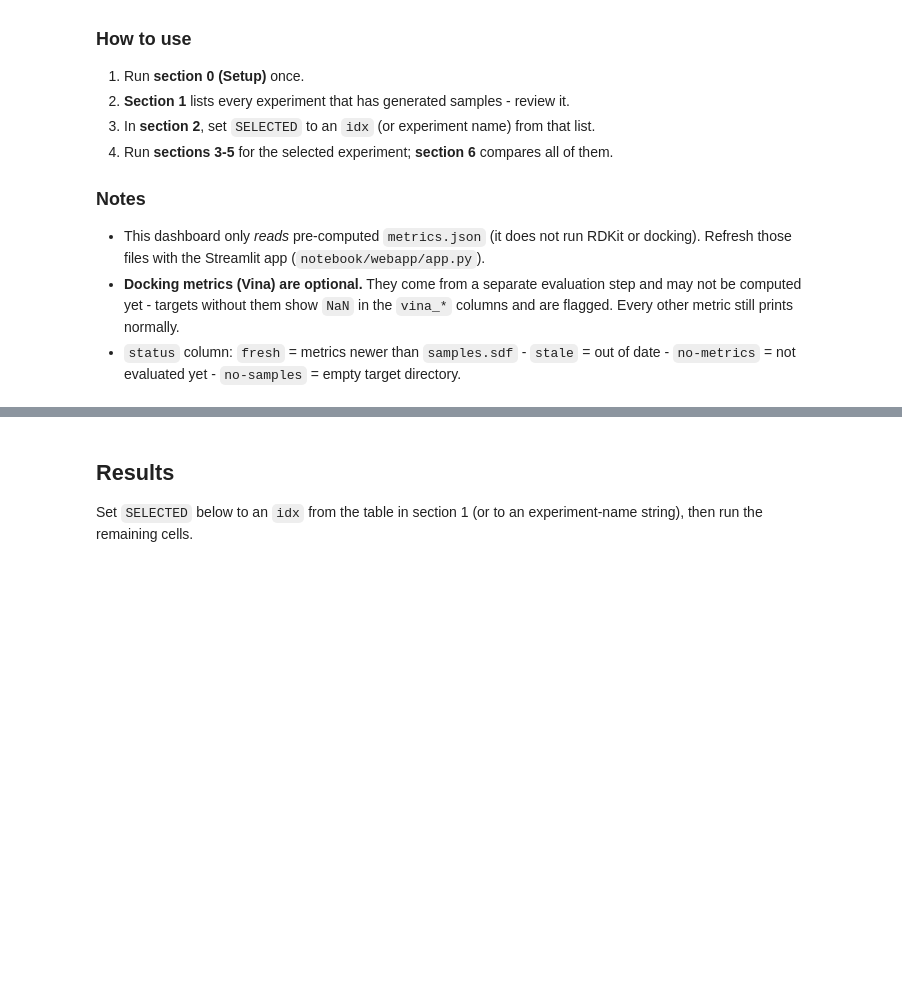
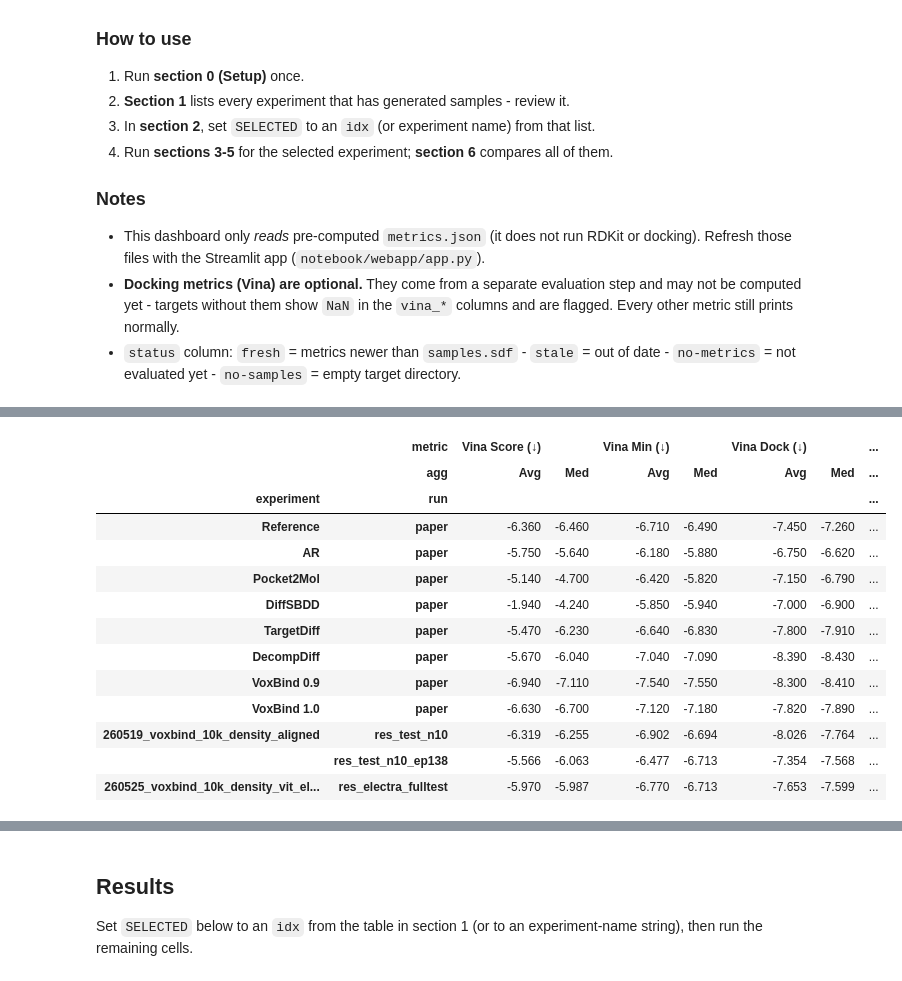
Before and after one commit to seonghyun26/VoxBind, a Jupyter notebook: notebook/00_dashboard.ipynb, the cells around one changed output, grey strips where cells are left out. Drawn from its saved outputs; the diff is of its cells as text; code cells hidden in the pictures; blank space fills up the shorter version.

```diff
--- a/notebook/00_dashboard.ipynb
+++ b/notebook/00_dashboard.ipynb
@@ -582,0 +698,96 @@ else:
+# %%
+# Section 6b - Paper-style comparison with Avg | Med columns.
+# Baselines come from PAPER_BASELINES (hand-transcribed); ours from
+# experiment_aggregate_avg_med over per_target_table.
+
+paper_rows = paper_baseline_rows()
+ours_rows = []
+for exp_name in EXPS:
+    for run in list_runs(EXPS_ROOT / exp_name):
+        df = per_target_table(exp_name, run)
+        if df.empty:
+            continue
+        ours_rows.append({"experiment": exp_name, "run": run,
+                          **experiment_aggregate_avg_med(df)})
+
+paper_cmp = pd.DataFrame(paper_rows + ours_rows)
+if paper_cmp.empty:
+    print("Nothing to compare - no experiments with samples.")
+else:
+    # Build MultiIndex columns: (display label, Avg|Med) for each PLOT_METRICS entry.
+    flat_cols = []
+    multi_cols = []
+    for metric, label, _ in PLOT_METRICS:
+        for agg in ("avg", "med"):
+            flat_cols.append(f"{metric}_{agg}")
+            multi_cols.append((label, agg.title()))
+    paper_cmp = paper_cmp.set_index(["experiment", "run"])[flat_cols]
+    paper_cmp.columns = pd.MultiIndex.from_tuples(multi_cols,
+                                                  names=["metric", "agg"])
+
+    # label → lower_is_better lookup; None means "no direction" (don't rank).
+    _direction = {label: lb for _, label, lb in PLOT_METRICS}
+
+    def _hl_best_paper(df):
+        """Bold the best Avg|Med value across all rows (baselines + ours) per
+        column. Skip 'atoms' since it has no ranking direction."""
+        css = pd.DataFrame("", index=df.index, columns=df.columns)
+        for col in df.columns:
+            label, _agg = col
+            lb = _direction.get(label)
+            if lb is None:
+                continue
+            s = df[col]
+            best = s.min() if lb else s.max()
+            if pd.notna(best):
+                css.loc[s == best, col] = "font-weight: bold;"
+        return css
+
+    def _hl_paper_rows(df):
+        """Tint the paper-baseline block (run=='paper') light gray so the
+        eye separates 'reported in paper' from 'our runs'."""
+        gray = "background-color: #f0f0f0;"
+        css = pd.DataFrame("", index=df.index, columns=df.columns)
+        is_paper = df.index.get_level_values("run") == "paper"
+        css.loc[is_paper, :] = gray
+        return css
+
+    def _border_above_ours(df):
+        """Thick black border above the first non-paper row to visually
+        separate the paper-baseline block from our runs."""
+        runs = df.index.get_level_values("run")
+        styles = []
+        for i in range(1, len(df)):
+            # transition from paper → not-paper
+            if runs[i] != "paper" and runs[i - 1] == "paper":
+                styles.append({
+                    "selector": (f"tbody tr:nth-child({i + 1}) th, "
+                                 f"tbody tr:nth-child({i + 1}) td"),
+                    "props": "border-top: 2px solid black;",
+                })
+        return styles
+
+    styled = (paper_cmp.style
+              .apply(_hl_paper_rows, axis=None)
+              .apply(_hl_best_paper, axis=None)
+              .set_table_styles(_border_above_ours(paper_cmp), overwrite=False)
+              .format(precision=3, na_rep="—"))
+    show(styled)
+    print("  gray rows  = paper baselines (figures/voxbind_results.png)")
+    print("  bold value = best across all rows for that Avg / Med column (atoms not ranked)")
+    print("  '—'        = value not reported / not computed")
+# %% [output]
+|  | metric | Vina Score (↓) |  | Vina Min (↓) |  | Vina Dock (↓) |  | ... |
+|  | agg | Avg | Med | Avg | Med | Avg | Med | ... |
+| experiment | run |  |  |  |  |  |  | ... |
+| Reference | paper | -6.360 | -6.460 | -6.710 | -6.490 | -7.450 | -7.260 | ... |
+| AR | paper | -5.750 | -5.640 | -6.180 | -5.880 | -6.750 | -6.620 | ... |
+| Pocket2Mol | paper | -5.140 | -4.700 | -6.420 | -5.820 | -7.150 | -6.790 | ... |
+| DiffSBDD | paper | -1.940 | -4.240 | -5.850 | -5.940 | -7.000 | -6.900 | ... |
+| TargetDiff | paper | -5.470 | -6.230 | -6.640 | -6.830 | -7.800 | -7.910 | ... |
+| DecompDiff | paper | -5.670 | -6.040 | -7.040 | -7.090 | -8.390 | -8.430 | ... |
+| VoxBind 0.9 | paper | -6.940 | -7.110 | -7.540 | -7.550 | -8.300 | -8.410 | ... |
+| VoxBind 1.0 | paper | -6.630 | -6.700 | -7.120 | -7.180 | -7.820 | -7.890 | ... |
+| 260519_voxbind_10k_density_aligned | res_test_n10 | -6.319 | -6.255 | -6.902 | -6.694 | -8.026 | -7.764 | ... |
+|  | res_test_n10_ep138 | -5.566 | -6.063 | -6.477 | -6.713 | -7.354 | -7.568 | ... |
+| 260525_voxbind_10k_density_vit_el... | res_electra_fulltest | -5.970 | -5.987 | -6.770 | -6.713 | -7.653 | -7.599 | ... |
```
Also changed, not shown: parts of 10 cells of this notebook, 8 other files.
